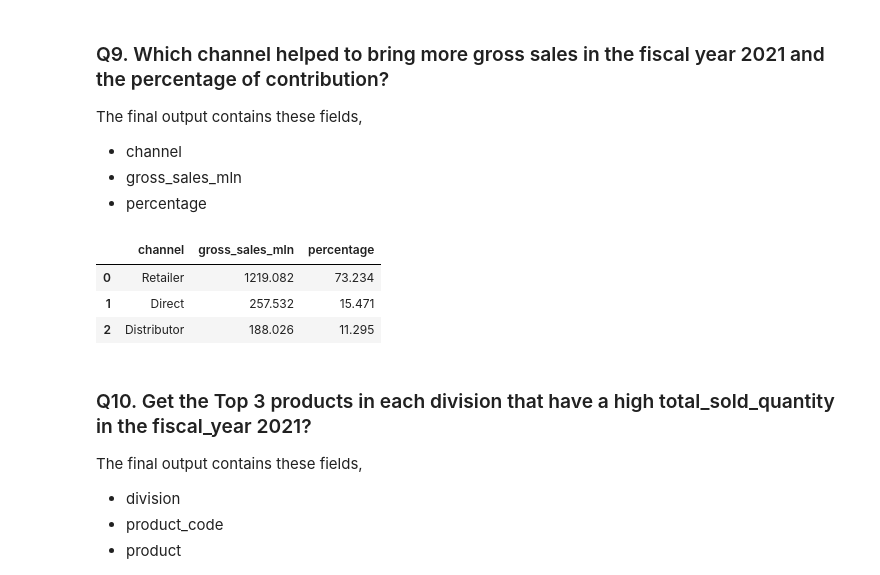
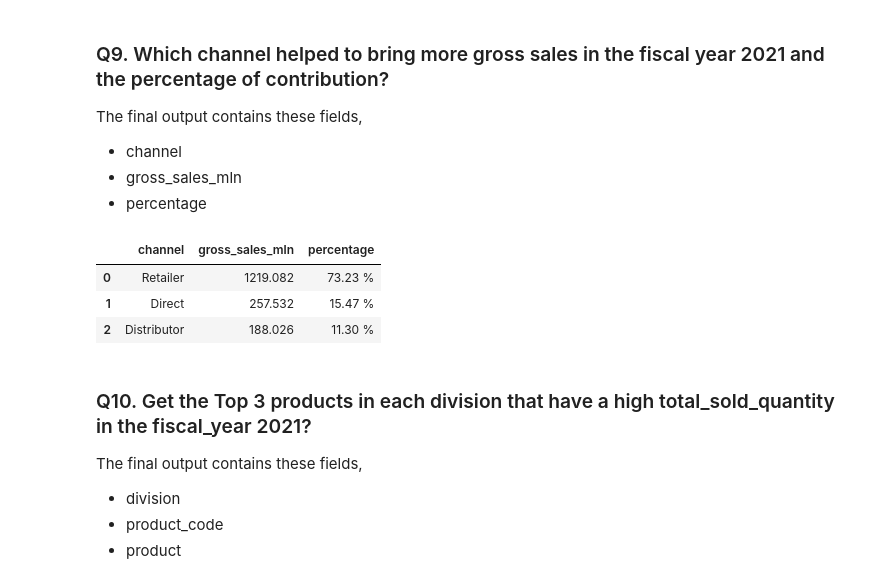
Before and after one commit to jishnukoliyadan/Atliq-Hardwares-SQL-Challenge4, a Jupyter notebook: SQL_Query.ipynb, the cells around one changed output. Cells and saved outputs as stored; diff of their text form; code cells hidden in the pictures.

```diff
--- a/SQL_Query.ipynb
+++ b/SQL_Query.ipynb
@@ -258,32 +262,32 @@ The final output contains these fields,
 # %%
 QUERY = '''
         WITH gross_sale_table as (
                 SELECT customer_code, gross_price * sold_quantity AS gross_sales_mln FROM fact_gross_price fp
                     JOIN fact_sales_monthly fm
                     ON fp.product_code = fm.product_code AND fp.fiscal_year = fm.fiscal_year
                     WHERE fp.fiscal_year = 2021),
 
             channel_table AS (
                 SELECT channel, ROUND(SUM(gross_sales_mln / 1000000), 3) AS gross_sales_mln FROM gross_sale_table gt
                     JOIN dim_customer dc
                     ON gt.customer_code = dc.customer_code
                     GROUP BY channel),
 
             total_sum AS (
                 SELECT SUM(gross_sales_mln) as SUM_ FROM channel_table)
 
         SELECT ct.*,
-           ROUND(ct.gross_sales_mln * 100 / ts.SUM_, 3) AS percentage
+           CONCAT(ROUND(ct.gross_sales_mln * 100 / ts.SUM_, 2), ' %') AS percentage
            FROM channel_table ct, total_sum ts
            ORDER BY percentage DESC
         '''
 cursorObject.execute(QUERY)
 pd.DataFrame(cursorObject.fetchall(), columns = cursorObject.column_names)
 # %% [output]
 |  | channel | gross_sales_mln | percentage |
-| 0 | Retailer | 1219.082 | 73.234 |
-| 1 | Direct | 257.532 | 15.471 |
-| 2 | Distributor | 188.026 | 11.295 |
+| 0 | Retailer | 1219.082 | 73.23 % |
+| 1 | Direct | 257.532 | 15.47 % |
+| 2 | Distributor | 188.026 | 11.30 % |
 # %% [markdown]
 ### Q10. Get the Top 3 products in each division that have a high total_sold_quantity in the fiscal_year 2021?
 The final output contains these fields,
```
Also changed, not shown: parts of 4 cells of this notebook, 1 other file.
